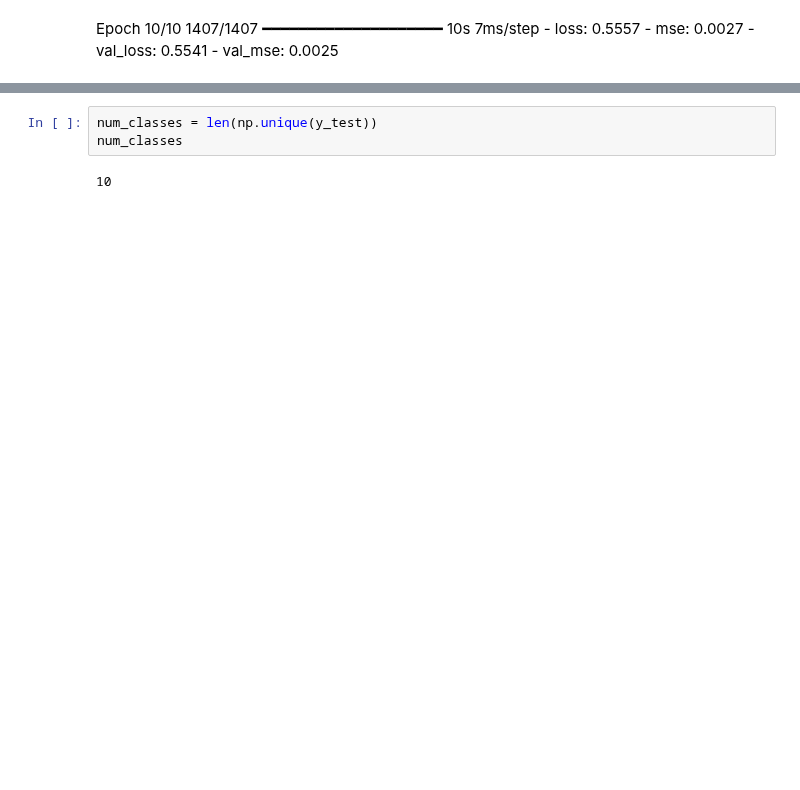
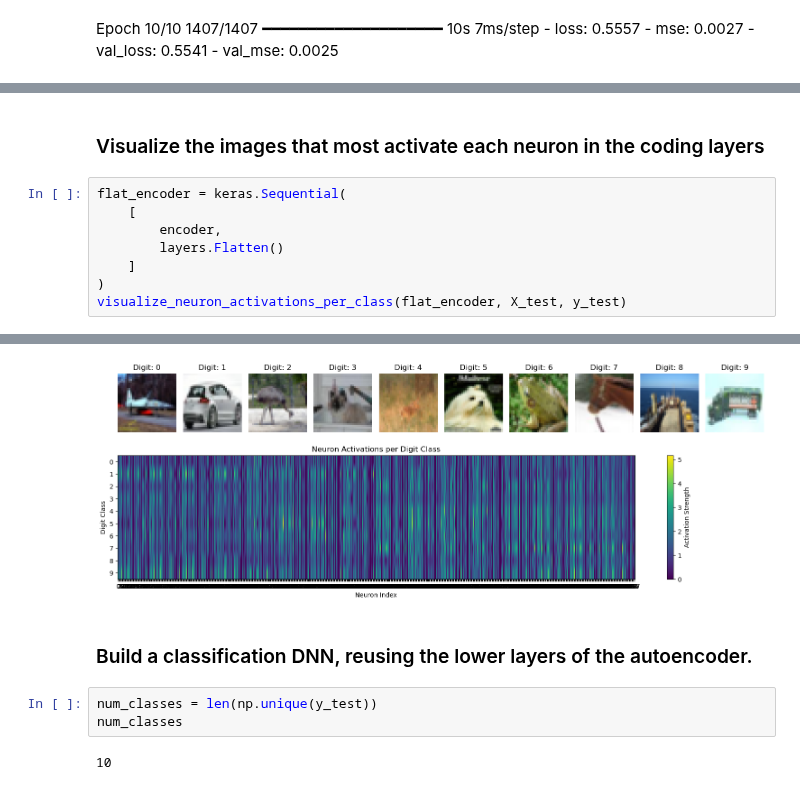
Before and after one commit to MartinRajniak/hands-on-ml-exercises, a Jupyter notebook: 17_autoencoders_gans_and_diffusion_models/10_denoising_autoencoder.ipynb, the cells around one changed output, grey strips where cells are left out. Drawn from its saved outputs; the diff is of its cells as text; blank space fills up the shorter version.

```diff
--- a/17_autoencoders_gans_and_diffusion_models/10_denoising_autoencoder.ipynb
+++ b/17_autoencoders_gans_and_diffusion_models/10_denoising_autoencoder.ipynb
@@ -355,0 +444,11 @@ TypeError: Invalid shape (10, 4, 4, 48) for image data
+# %% [markdown]
+### Visualize the images that most activate each neuron in the coding layers
+# %%
+flat_encoder = keras.Sequential(
+    [
+        encoder,
+        layers.Flatten()
+    ]
+)
+visualize_neuron_activations_per_class(flat_encoder, X_test, y_test)
+# %% [output]
@@ -356,3 +456,6 @@ TypeError: Invalid shape (10, 4, 4, 48) for image data
+[figure, added]
+# %% [markdown]
+### Build a classification DNN, reusing the lower layers of the autoencoder.
 # %%
 num_classes = len(np.unique(y_test))
 num_classes
```
Also changed, not shown: parts of 47 cells of this notebook.
